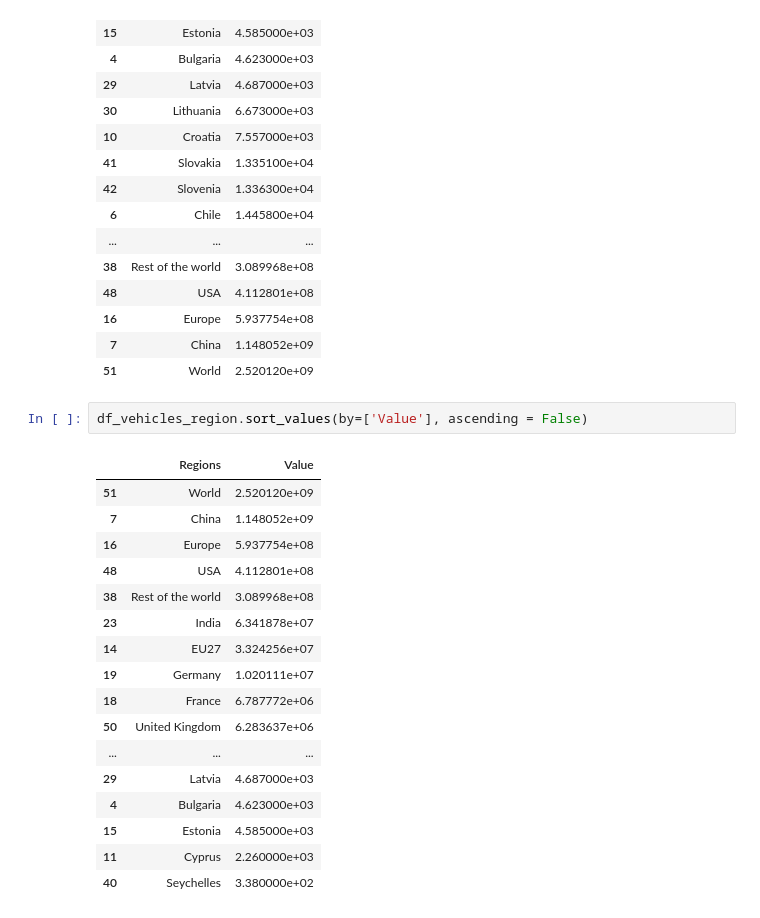
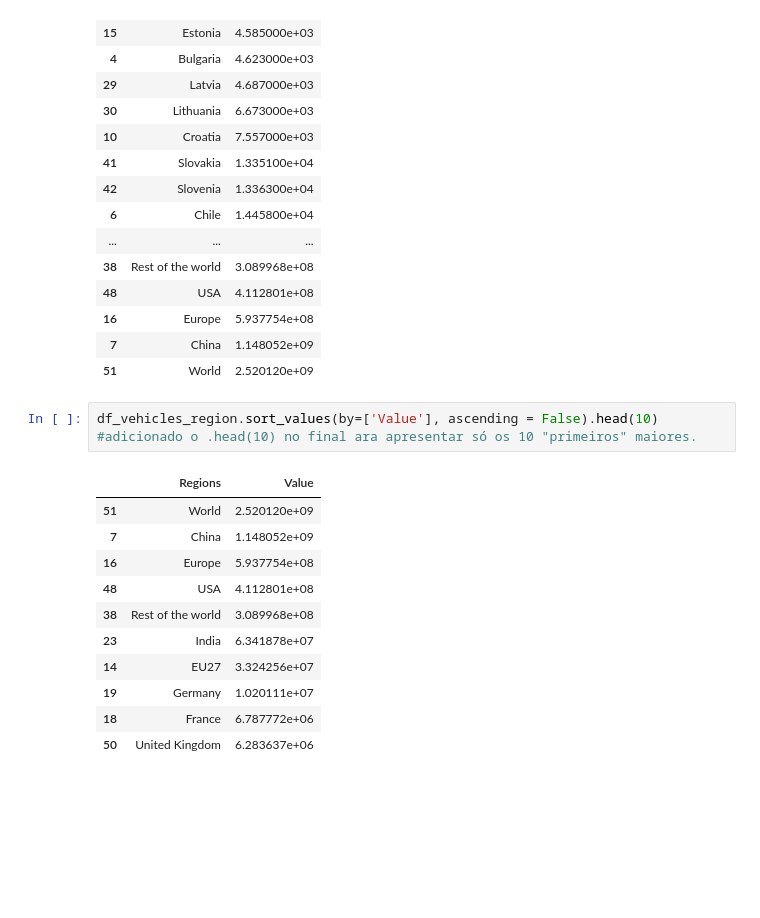
Before and after one commit to RoolphoQueiroz/senai115_python_dataScience, a Jupyter notebook: notebooks/04_matplotlib_vendas_ev_Rodolpho.ipynb, the cells around one changed output. Cells and saved outputs as stored; diff of their text form; blank space fills up the shorter version.

```diff
--- a/notebooks/04_matplotlib_vendas_ev_Rodolpho.ipynb
+++ b/notebooks/04_matplotlib_vendas_ev_Rodolpho.ipynb
@@ -440,23 +239,17 @@ df_vehicles_region.sort_values(by=['Value'])
 | 16 | Europe | 5.937754e+08 |
 | 7 | China | 1.148052e+09 |
 | 51 | World | 2.520120e+09 |
-# %%
-df_vehicles_region.sort_values(by=['Value'], ascending = False)
-# %% [output]
-|  | Regions | Value |
-| 51 | World | 2.520120e+09 |
-| 7 | China | 1.148052e+09 |
-| 16 | Europe | 5.937754e+08 |
-| 48 | USA | 4.112801e+08 |
-| 38 | Rest of the world | 3.089968e+08 |
-| 23 | India | 6.341878e+07 |
-| 14 | EU27 | 3.324256e+07 |
-| 19 | Germany | 1.020111e+07 |
-| 18 | France | 6.787772e+06 |
-| 50 | United Kingdom | 6.283637e+06 |
-| ... | ... | ... |
-| 29 | Latvia | 4.687000e+03 |
-| 4 | Bulgaria | 4.623000e+03 |
-| 15 | Estonia | 4.585000e+03 |
-| 11 | Cyprus | 2.260000e+03 |
-| 40 | Seychelles | 3.380000e+02 |
+# %%
+df_vehicles_region.sort_values(by=['Value'], ascending = False).head(10) #adicionado o .head(10) no final ara apresentar só os 10 "primeiros" maiores.
+# %% [output]
+|  | Regions | Value |
+| 51 | World | 2.520120e+09 |
+| 7 | China | 1.148052e+09 |
+| 16 | Europe | 5.937754e+08 |
+| 48 | USA | 4.112801e+08 |
+| 38 | Rest of the world | 3.089968e+08 |
+| 23 | India | 6.341878e+07 |
+| 14 | EU27 | 3.324256e+07 |
+| 19 | Germany | 1.020111e+07 |
+| 18 | France | 6.787772e+06 |
+| 50 | United Kingdom | 6.283637e+06 |
```
Also changed, not shown: parts of 34 cells of this notebook, 1 other file.
